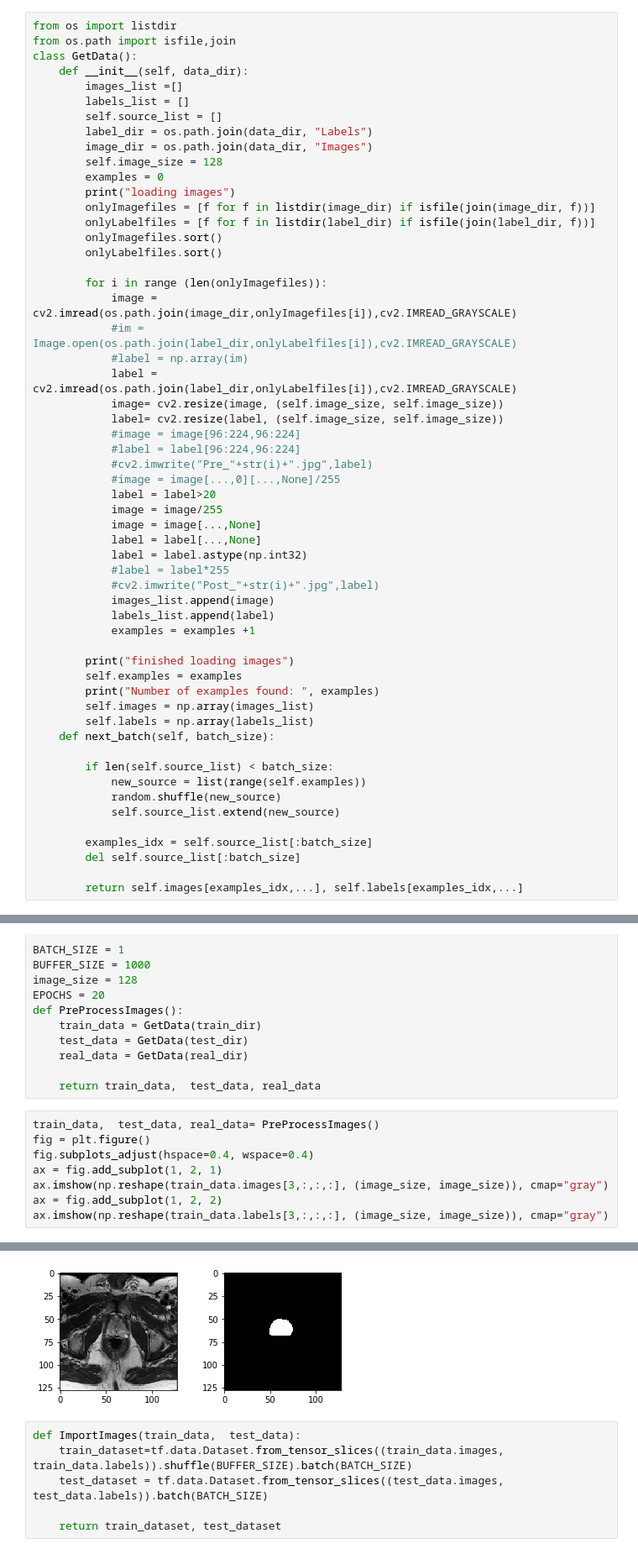
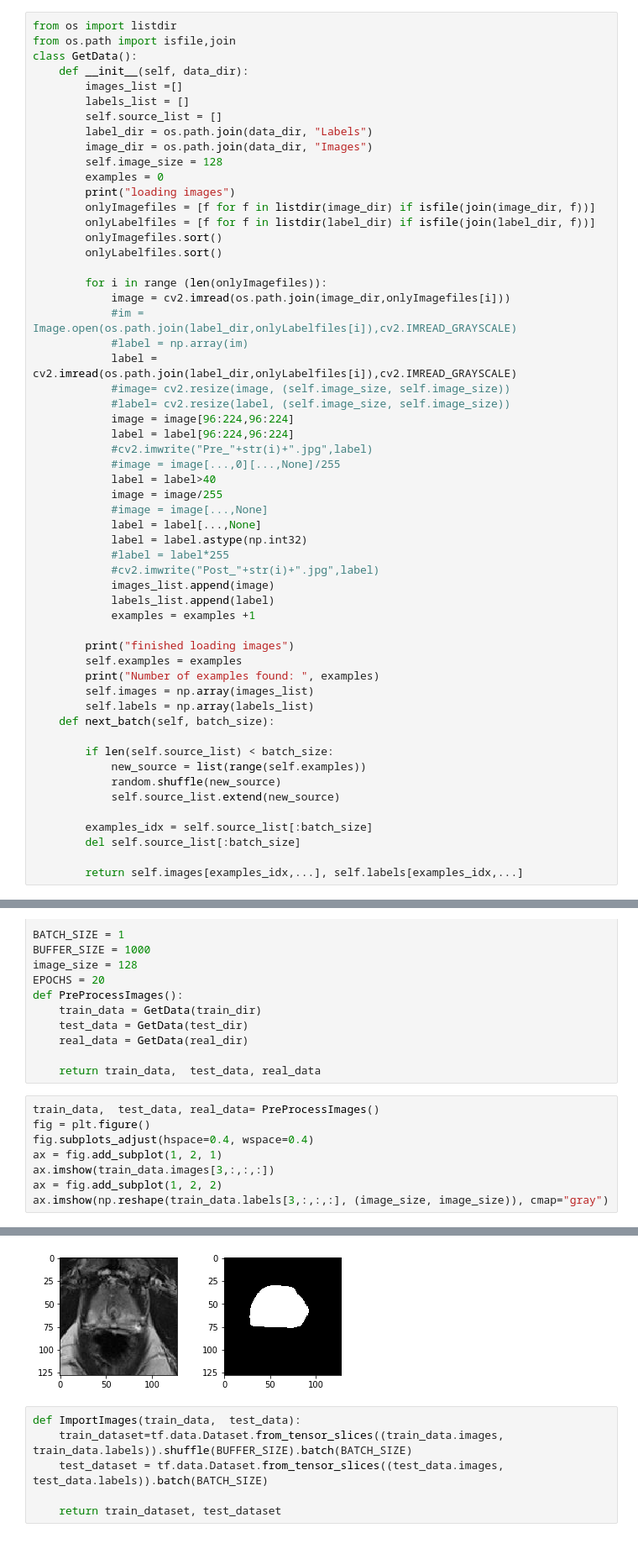
Before and after one commit to deysaikat95/Bio-Imaging-Final-Project, a Jupyter notebook: unet-segmentation.ipynb, the cells around one changed output, grey strips where cells are left out. Shown at 84% size. Drawn from its saved outputs; the diff is of its cells as text.

```diff
--- a/unet-segmentation.ipynb
+++ b/unet-segmentation.ipynb
@@ -167,19 +167,19 @@ class GetData():
 		onlyLabelfiles.sort()
 
 		for i in range (len(onlyImagefiles)):
-			image = cv2.imread(os.path.join(image_dir,onlyImagefiles[i]),cv2.IMREAD_GRAYSCALE)
+			image = cv2.imread(os.path.join(image_dir,onlyImagefiles[i]))
 			#im = Image.open(os.path.join(label_dir,onlyLabelfiles[i]),cv2.IMREAD_GRAYSCALE)
 			#label = np.array(im)
 			label = cv2.imread(os.path.join(label_dir,onlyLabelfiles[i]),cv2.IMREAD_GRAYSCALE)
-			image= cv2.resize(image, (self.image_size, self.image_size))
-			label= cv2.resize(label, (self.image_size, self.image_size))
-			#image = image[96:224,96:224]
-			#label = label[96:224,96:224]
+			#image= cv2.resize(image, (self.image_size, self.image_size))
+			#label= cv2.resize(label, (self.image_size, self.image_size))
+			image = image[96:224,96:224]
+			label = label[96:224,96:224]
 			#cv2.imwrite("Pre_"+str(i)+".jpg",label)
 			#image = image[...,0][...,None]/255
-			label = label>20
+			label = label>40
 			image = image/255
-			image = image[...,None]
+			#image = image[...,None]
 			label = label[...,None]
 			label = label.astype(np.int32)
 			#label = label*255
@@ -226,23 +226,23 @@ def PreProcessImages():
 # %%
 train_data,  test_data, real_data= PreProcessImages()
 fig = plt.figure()
 fig.subplots_adjust(hspace=0.4, wspace=0.4)
 ax = fig.add_subplot(1, 2, 1)
-ax.imshow(np.reshape(train_data.images[3,:,:,:], (image_size, image_size)), cmap="gray")
+ax.imshow(train_data.images[3,:,:,:])
 ax = fig.add_subplot(1, 2, 2)
 ax.imshow(np.reshape(train_data.labels[3,:,:,:], (image_size, image_size)), cmap="gray")
 # %% [output]
 loading images
 finished loading images
 Number of examples found:  582
 loading images
 finished loading images
 Number of examples found:  20
 loading images
 finished loading images
 Number of examples found:  20
 <matplotlib.image.AxesImage at 0x...>
-[figure, old version]
+[figure, new version]
 # %%
 def ImportImages(train_data,  test_data):
 	train_dataset=tf.data.Dataset.from_tensor_slices((train_data.images, train_data.labels)).shuffle(BUFFER_SIZE).batch(BATCH_SIZE)
```
Also changed, not shown: parts of 8 cells of this notebook, 2 other files.
